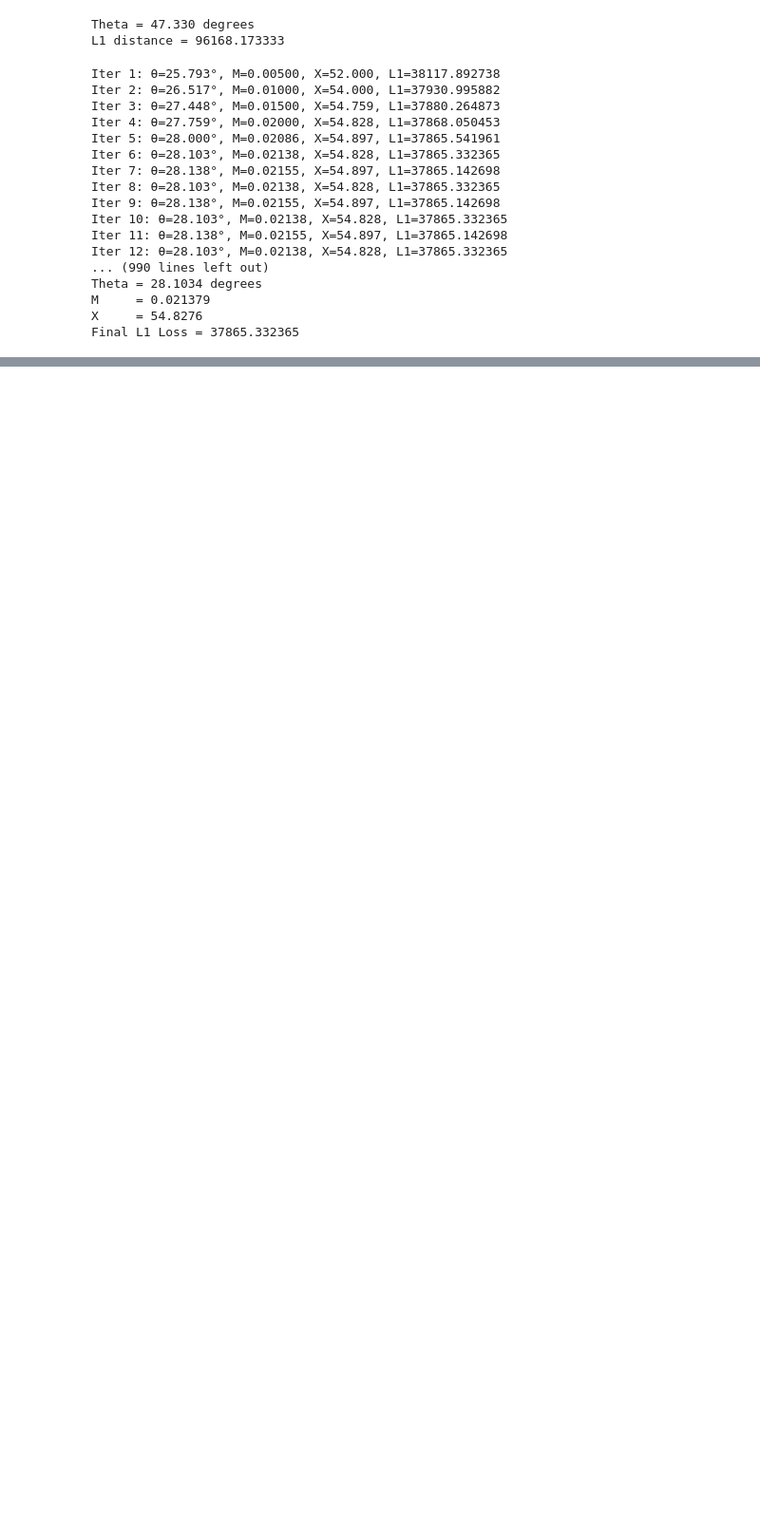
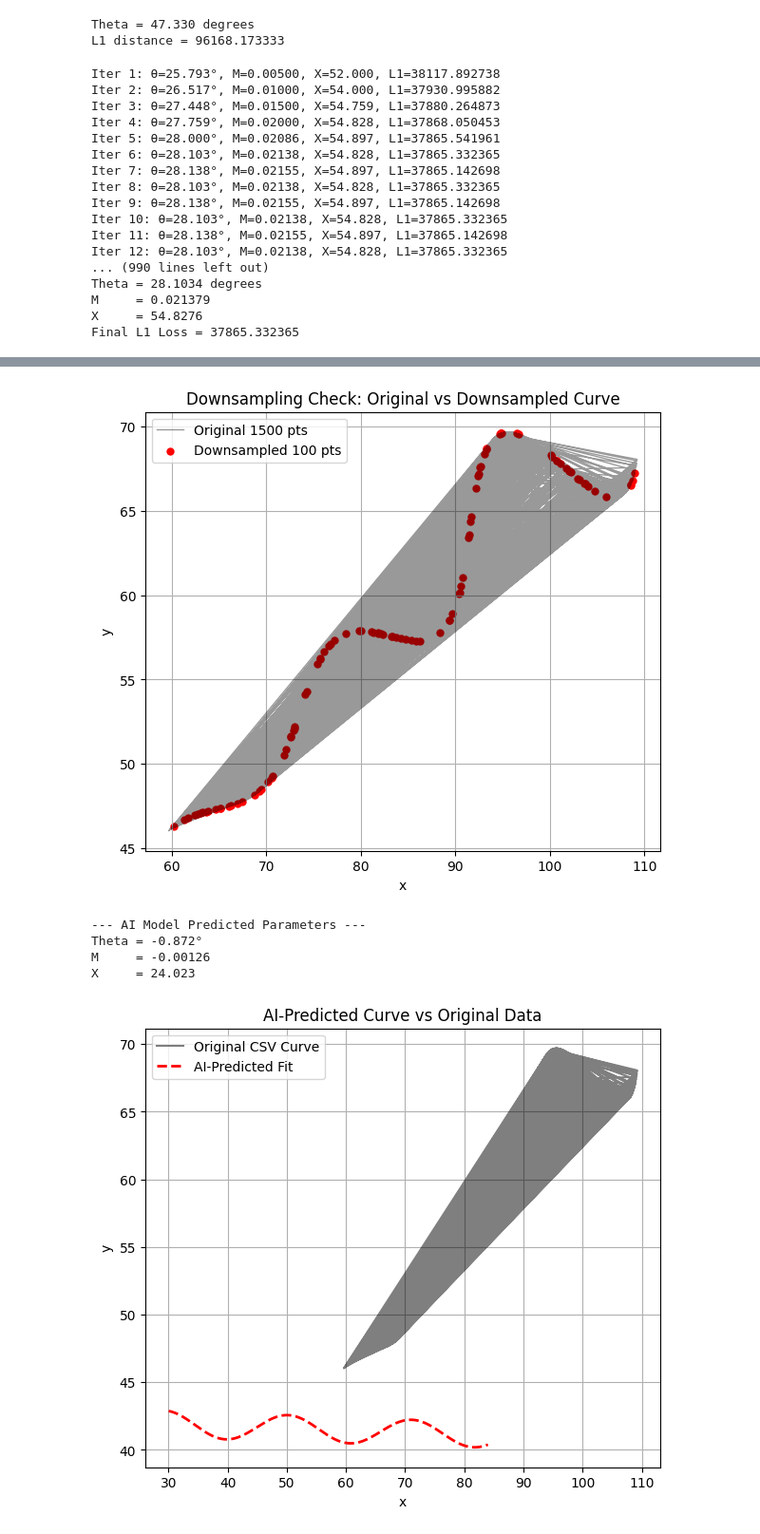
Before and after one commit to KarthikChayanam/Flam_Assignment, a Jupyter notebook: solve.ipynb, the cells around one changed output, grey strips where cells are left out. Shown at 95% size. Drawn from its saved outputs; the diff is of its cells as text; code cells hidden in the pictures; blank space fills up the shorter version.

```diff
--- a/solve.ipynb
+++ b/solve.ipynb
@@ -129,0 +228,68 @@ Final L1 Loss = 37865.332365
+# %%
+import numpy as np
+import torch
+import matplotlib.pyplot as plt
+
+# === Load your real CSV data ===
+real_data = np.loadtxt("xy_data.csv", delimiter=",", skiprows=1)
+
+# === Step 1: Downsample to match model input size (100 points) ===
+num_points_model = 100
+indices = np.linspace(0, len(real_data)-1, num_points_model, dtype=int)
+real_downsampled = real_data[indices]
+
+# === Step 2: Visualize original vs downsampled points ===
+plt.figure(figsize=(7,6))
+plt.plot(real_data[:,0], real_data[:,1], 'k-', linewidth=1, alpha=0.4, label="Original 1500 pts")
+plt.scatter(real_downsampled[:,0], real_downsampled[:,1], c='r', s=25, label="Downsampled 100 pts")
+plt.title("Downsampling Check: Original vs Downsampled Curve")
+plt.xlabel("x")
+plt.ylabel("y")
+plt.legend()
+plt.grid(True)
+plt.show()
+
+# === Step 3: Prepare downsampled data for AI model ===
+real_curve = real_downsampled.flatten()  # Flatten (x,y) pairs
+real_curve_norm = (real_curve - X_mean) / X_std  # Normalize using training stats
+real_tensor = torch.tensor(real_curve_norm, dtype=torch.float32).unsqueeze(0)
+
+# === Step 4: Predict parameters using trained model ===
+model.eval()
+with torch.no_grad():
+    predicted_params = model(real_tensor).numpy()[0]
+
+theta_pred, M_pred, X_pred = predicted_params
+
+# === Step 5: Display predicted values ===
+print("\n--- AI Model Predicted Parameters ---")
+print(f"Theta = {theta_pred:.3f}°")
+print(f"M     = {M_pred:.5f}")
+print(f"X     = {X_pred:.3f}")
+
+# === Step 6: (Optional) Visualize the fitted curve using predicted params ===
+def curve(t, theta_deg, M, X):
+    theta = np.deg2rad(theta_deg)
+    x_pred = t*np.cos(theta) - np.exp(M*np.abs(t))*np.sin(0.3*t)*np.sin(theta) + X
+    y_pred = 42 + t*np.sin(theta) + np.exp(M*np.abs(t))*np.sin(0.3*t)*np.cos(theta)
+    return x_pred, y_pred
+
+t_vals = np.linspace(6, 60, len(real_data))
+x_fit, y_fit = curve(t_vals, theta_pred, M_pred, X_pred)
+
+plt.figure(figsize=(7,6))
+plt.plot(real_data[:,0], real_data[:,1], 'k-', alpha=0.5, label="Original CSV Curve")
+plt.plot(x_fit, y_fit, 'r--', linewidth=2, label="AI-Predicted Fit")
+plt.title("AI-Predicted Curve vs Original Data")
+plt.xlabel("x")
+plt.ylabel("y")
+plt.legend()
+plt.grid(True)
+plt.show()
+# %% [output]
+[figure, added]
+--- AI Model Predicted Parameters ---
+Theta = -0.872°
+M     = -0.00126
+X     = 24.023
+[figure, added]
```
Also changed, not shown: parts of 4 cells of this notebook, 1 other file.
